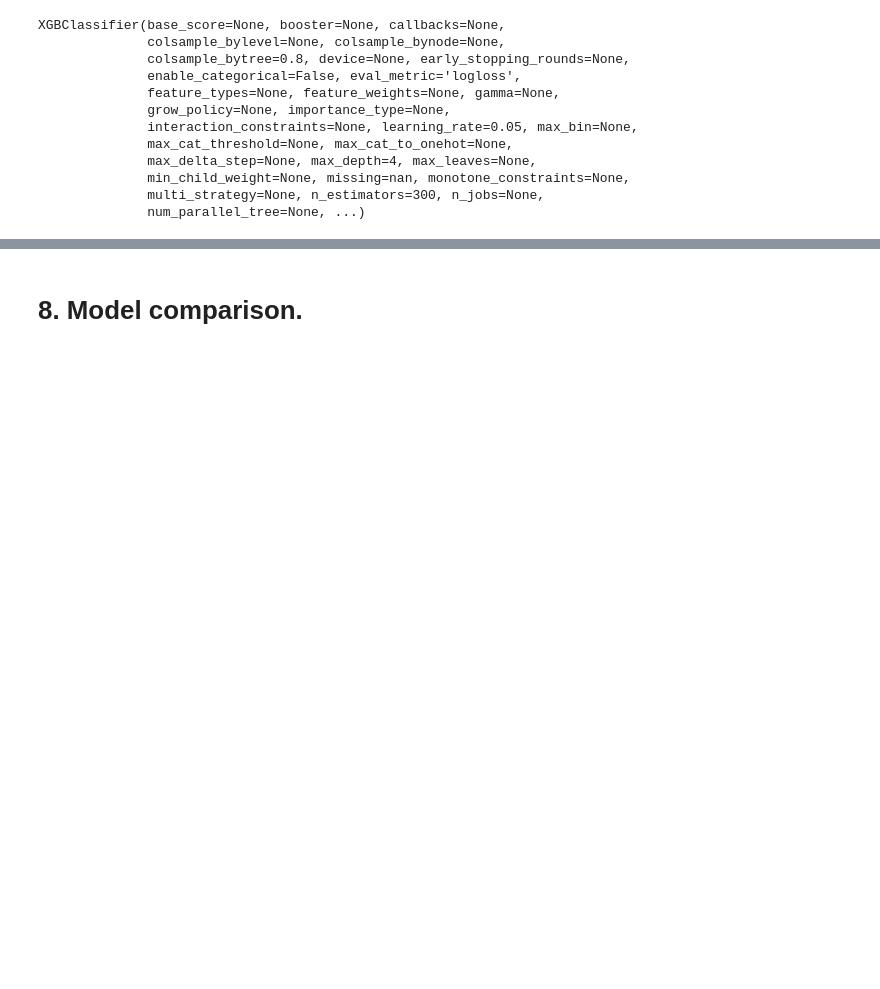
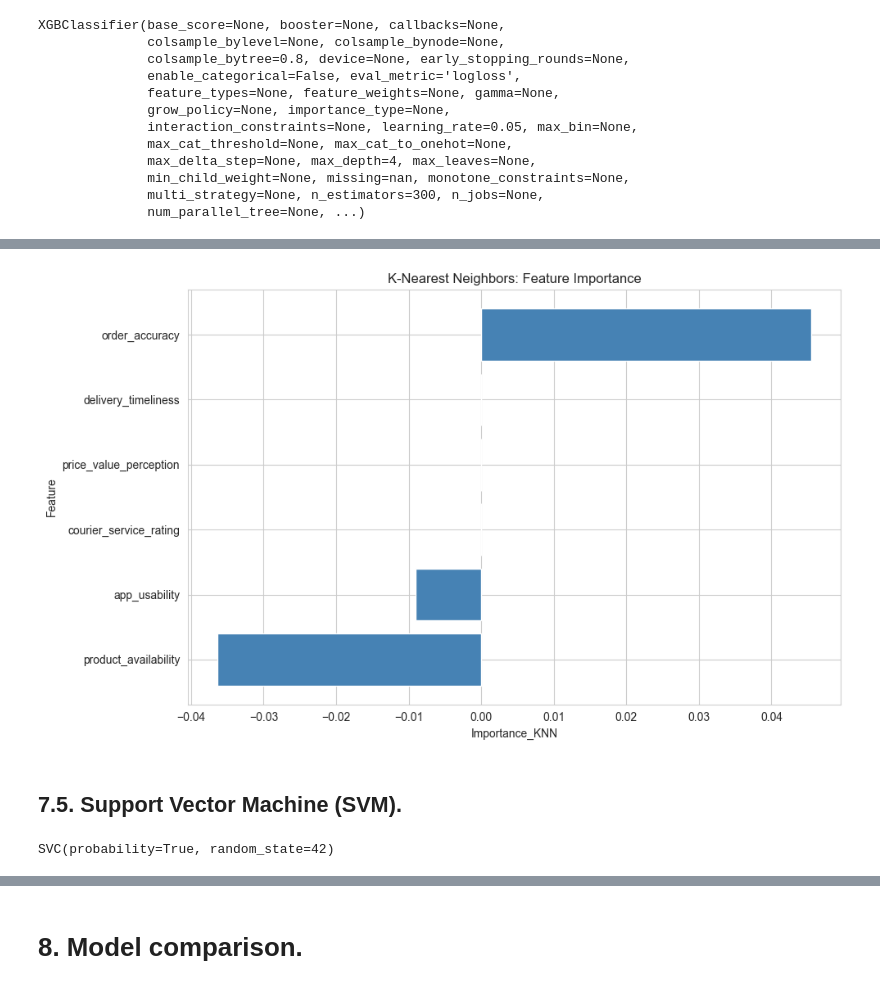
Before and after one commit to tessjacob/aWIwd8dwHJ5J9HTH, a Jupyter notebook: happyCustomersAnalysis.ipynb, the cells around one changed output, grey strips where cells are left out. Saved outputs shown, nothing was run; the diff lists cells and outputs as text; code cells hidden in the pictures; blank space fills up the shorter version.

```diff
--- a/happyCustomersAnalysis.ipynb
+++ b/happyCustomersAnalysis.ipynb
@@ -669,0 +687,21 @@ shap.summary_plot(
+# %%
+knn_perm_importance = permutation_importance(
+    knn_model,
+    X_test_scaled,
+    y_test,
+    n_repeats=10,
+    random_state=42,
+    scoring='roc_auc'
+)
+
+knn_importance_df = pd.DataFrame({
+    'Feature': X.columns,
+    'Importance_KNN': knn_perm_importance.importances_mean
+})
+
+knn_importance_df = knn_importance_df.sort_values(
+    by='Importance_KNN',
+    ascending=False
+)
+
+print(knn_importance_df)
@@ -669,0 +716,38 @@ shap.summary_plot(
+# %%
+# Plotting feature importance (coefficients)
+plt.figure(figsize=(10, 6))
+
+plt.barh(
+    knn_importance_df["Feature"],
+    knn_importance_df["Importance_KNN"],
+    color='steelblue'
+)
+
+plt.gca().invert_yaxis()
+
+plt.xlabel("Importance_KNN")
+plt.ylabel("Feature")
+plt.title("K-Nearest Neighbors: Feature Importance")
+
+plt.tight_layout()
+plt.show()
+# %% [output]
+[figure, added]
+# %% [markdown]
+## 7.5. Support Vector Machine (SVM).
+# %%
+from sklearn.svm import SVC
+
+# Train SVM model with RBF kernel
+svm_model = SVC(
+    kernel='rbf',
+    C=1.0,
+    gamma='scale',
+    probability=True,
+    random_state=42
+)
+
+# Train on scaled data
+svm_model.fit(X_train_scaled, y_train)
+# %% [output]
+SVC(probability=True, random_state=42)
```
Also changed, not shown: parts of 108 cells of this notebook.
